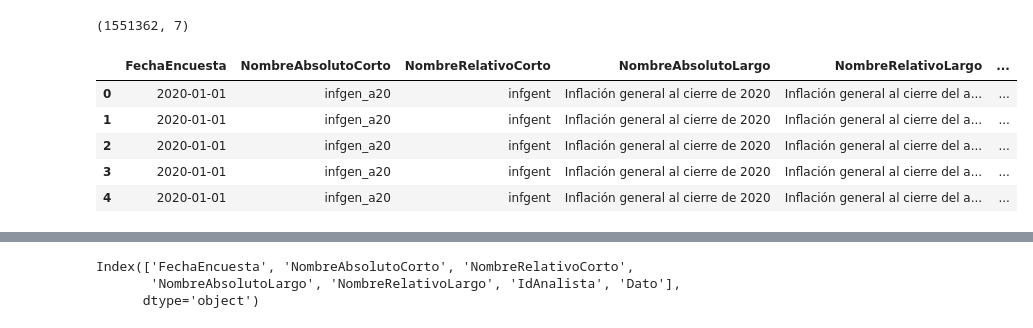
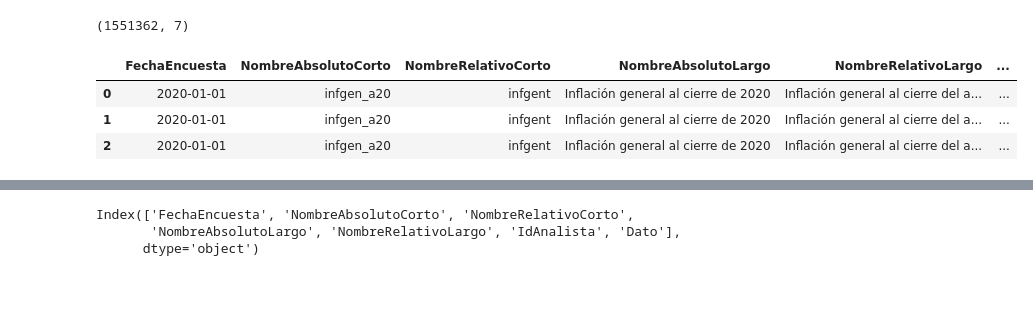
Before and after one commit to arturotena/MemoriaSeminario2024, a Jupyter notebook: Avance.ipynb, the cells around one changed output, grey strips where cells are left out. Saved outputs shown, nothing was run; the diff lists cells and outputs as text; code cells hidden in the pictures; blank space fills up the shorter version.

```diff
--- a/Avance.ipynb
+++ b/Avance.ipynb
@@ -39,13 +37,11 @@ df.shape
 # %% [output]
 (1551362, 7)
 # %%
-# Visualización de los primeros y últimos 5 renglones.
-display(df.head(), df.tail())
+# Visualización de los primeros y últimos 3 renglones, y 10 aleatorios.
+display(df_exp.head(3), df_exp.tail(3), df_exp.sample(10))
 # %% [output]
 |  | FechaEncuesta | NombreAbsolutoCorto | NombreRelativoCorto | NombreAbsolutoLargo | NombreRelativoLargo | ... |
 | 0 | 2020-01-01 | infgen_a20 | infgent | Inflación general al cierre de 2020 | Inflación general al cierre del a... | ... |
 | 1 | 2020-01-01 | infgen_a20 | infgent | Inflación general al cierre de 2020 | Inflación general al cierre del a... | ... |
 | 2 | 2020-01-01 | infgen_a20 | infgent | Inflación general al cierre de 2020 | Inflación general al cierre del a... | ... |
-| 3 | 2020-01-01 | infgen_a20 | infgent | Inflación general al cierre de 2020 | Inflación general al cierre del a... | ... |
-| 4 | 2020-01-01 | infgen_a20 | infgent | Inflación general al cierre de 2020 | Inflación general al cierre del a... | ... |
 |  | FechaEncuesta | NombreAbsolutoCorto | NombreRelativoCorto | NombreAbsolutoLargo | NombreRelativoLargo | ... |
```
Also changed, not shown: parts of 13 cells of this notebook.
